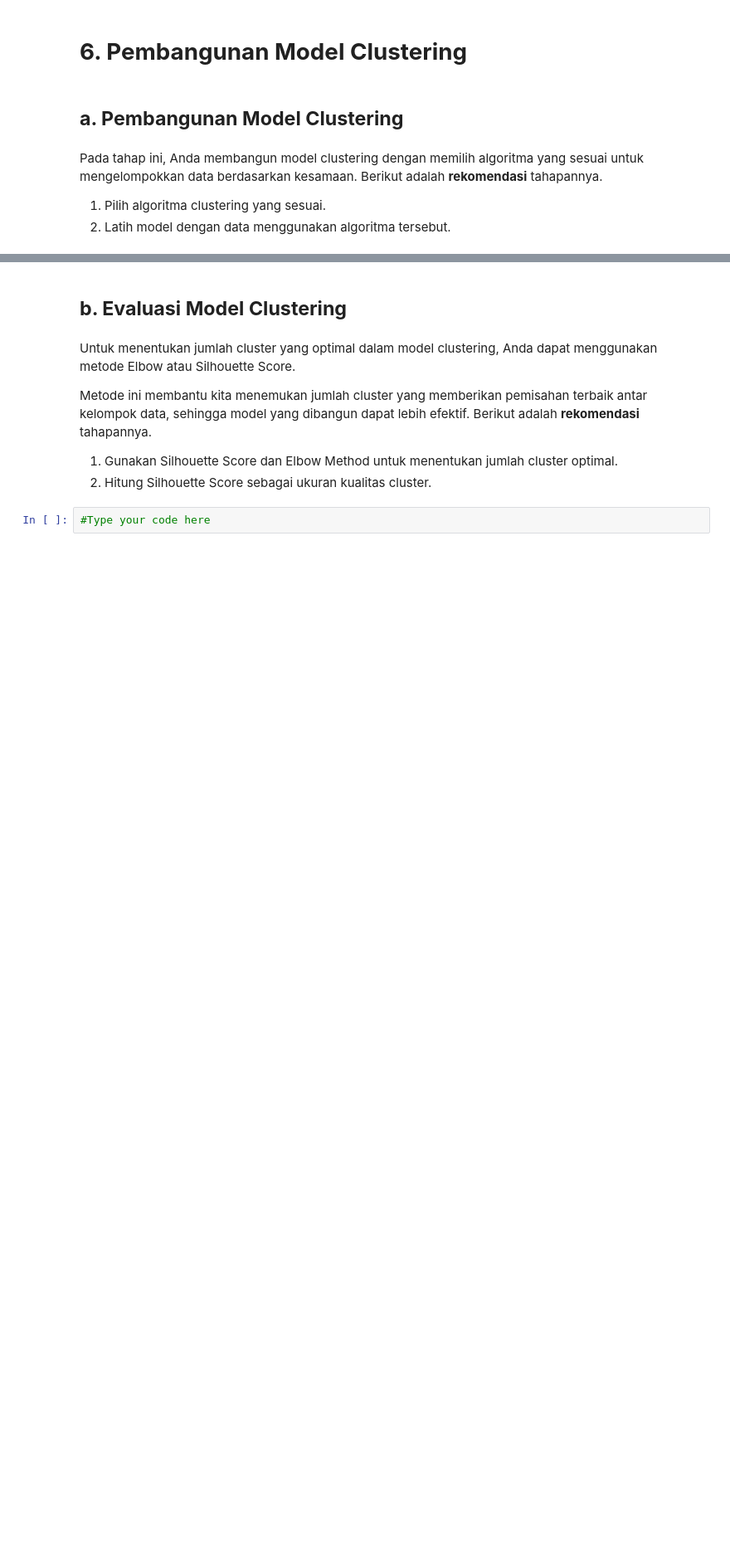
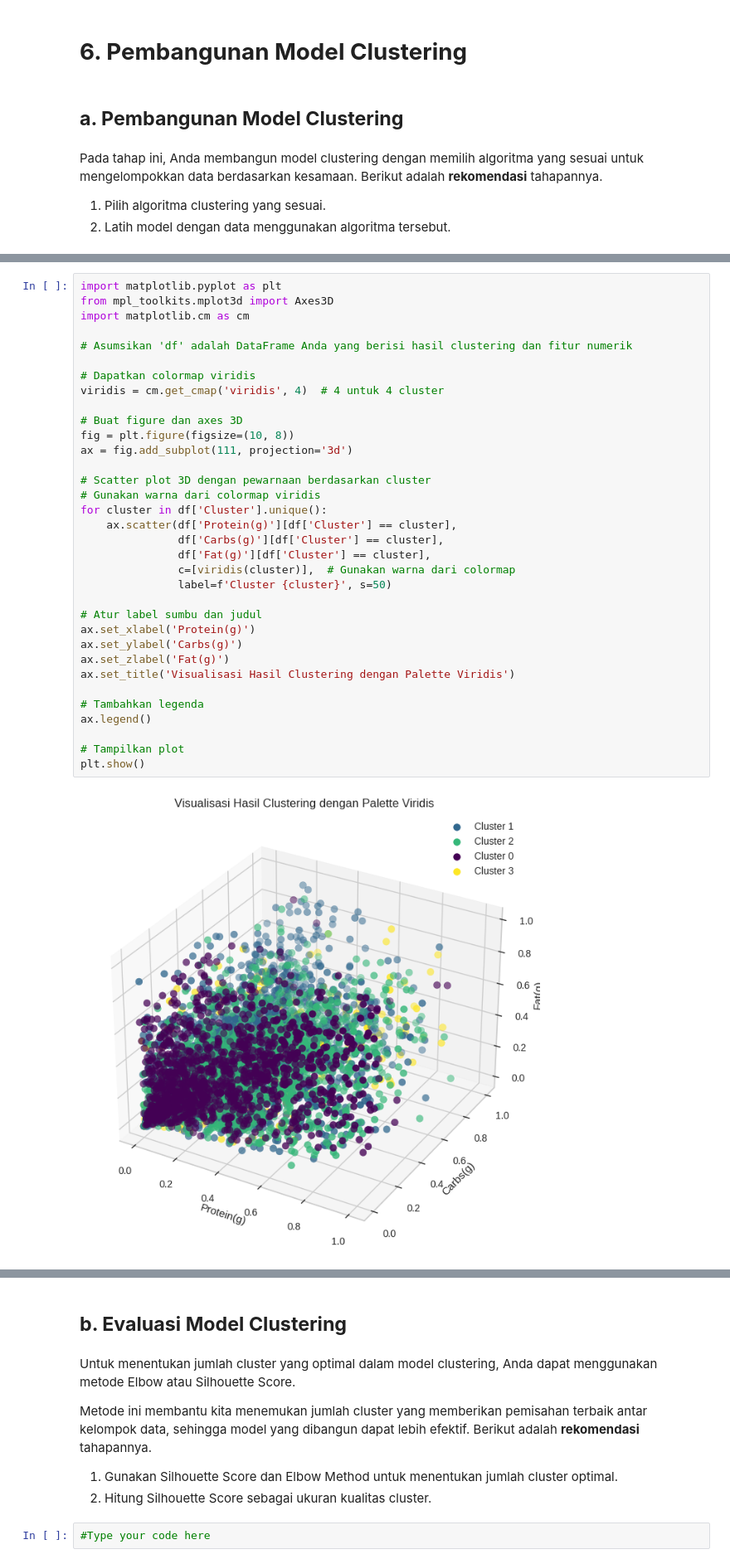
Before and after one commit to Us9r/DicodingBMLP, a Jupyter notebook: [Clustering]_Submission_Akhir_BMLP_Us9r.ipynb, the cells around one changed output, grey strips where cells are left out. Shown at 83% size. Saved outputs shown, nothing was run; the diff lists cells and outputs as text; blank space fills up the shorter version.

```diff
--- a/[Clustering]_Submission_Akhir_BMLP_Us9r.ipynb
+++ b/[Clustering]_Submission_Akhir_BMLP_Us9r.ipynb
@@ -422,0 +540,36 @@ Pada tahap ini, Anda membangun model clustering dengan memilih algoritma yang se
+# %%
+import matplotlib.pyplot as plt
+from mpl_toolkits.mplot3d import Axes3D
+import matplotlib.cm as cm
+
+# Asumsikan 'df' adalah DataFrame Anda yang berisi hasil clustering dan fitur numerik
+
+# Dapatkan colormap viridis
+viridis = cm.get_cmap('viridis', 4)  # 4 untuk 4 cluster
+
+# Buat figure dan axes 3D
+fig = plt.figure(figsize=(10, 8))
+ax = fig.add_subplot(111, projection='3d')
+
+# Scatter plot 3D dengan pewarnaan berdasarkan cluster
+# Gunakan warna dari colormap viridis
+for cluster in df['Cluster'].unique():
+    ax.scatter(df['Protein(g)'][df['Cluster'] == cluster],
+               df['Carbs(g)'][df['Cluster'] == cluster],
+               df['Fat(g)'][df['Cluster'] == cluster],
+               c=[viridis(cluster)],  # Gunakan warna dari colormap
+               label=f'Cluster {cluster}', s=50)
+
+# Atur label sumbu dan judul
+ax.set_xlabel('Protein(g)')
+ax.set_ylabel('Carbs(g)')
+ax.set_zlabel('Fat(g)')
+ax.set_title('Visualisasi Hasil Clustering dengan Palette Viridis')
+
+# Tambahkan legenda
+ax.legend()
+
+# Tampilkan plot
+plt.show()
+# %% [output]
+[figure, added]
```
Also changed, not shown: parts of 16 cells of this notebook.
